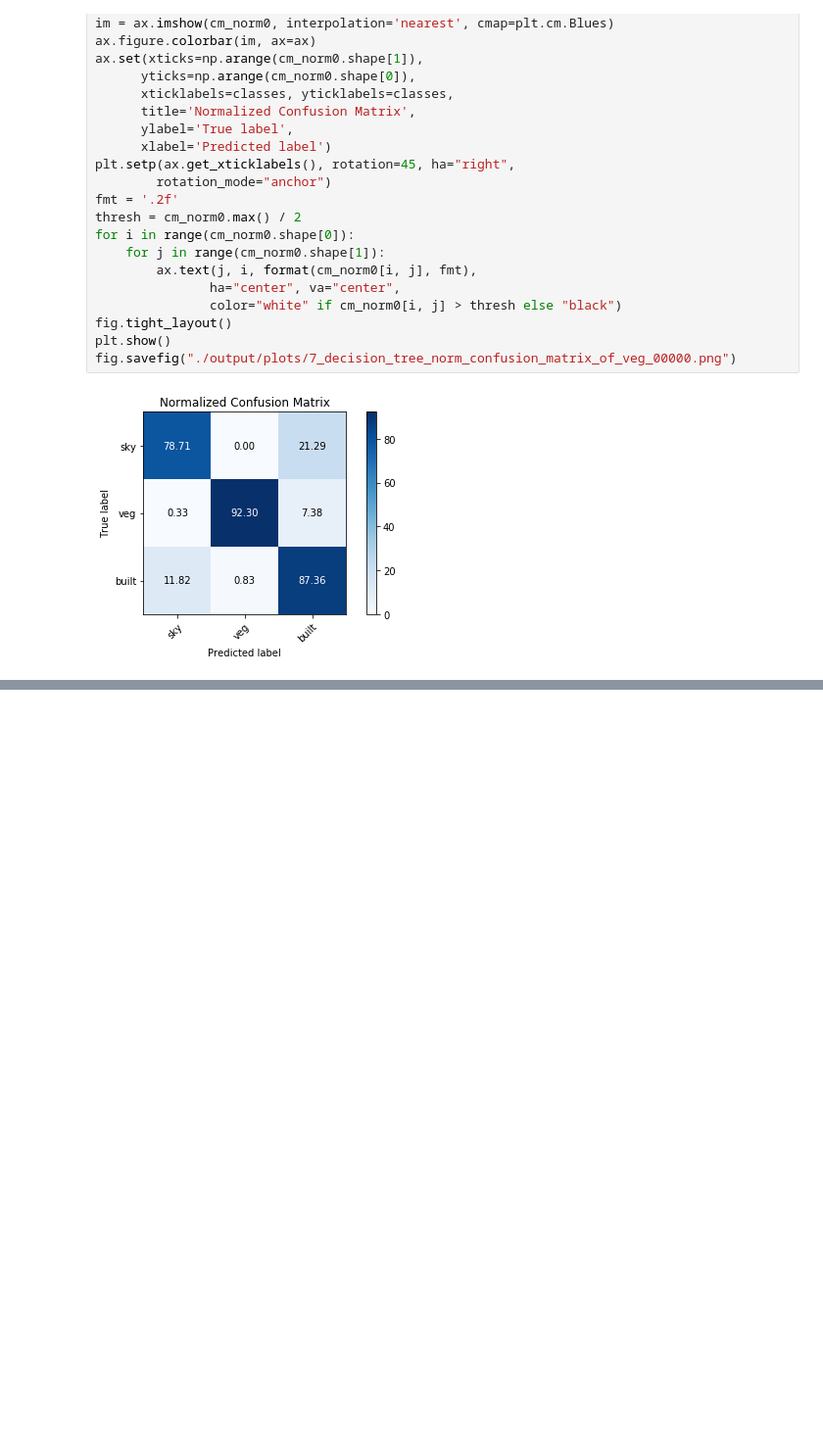
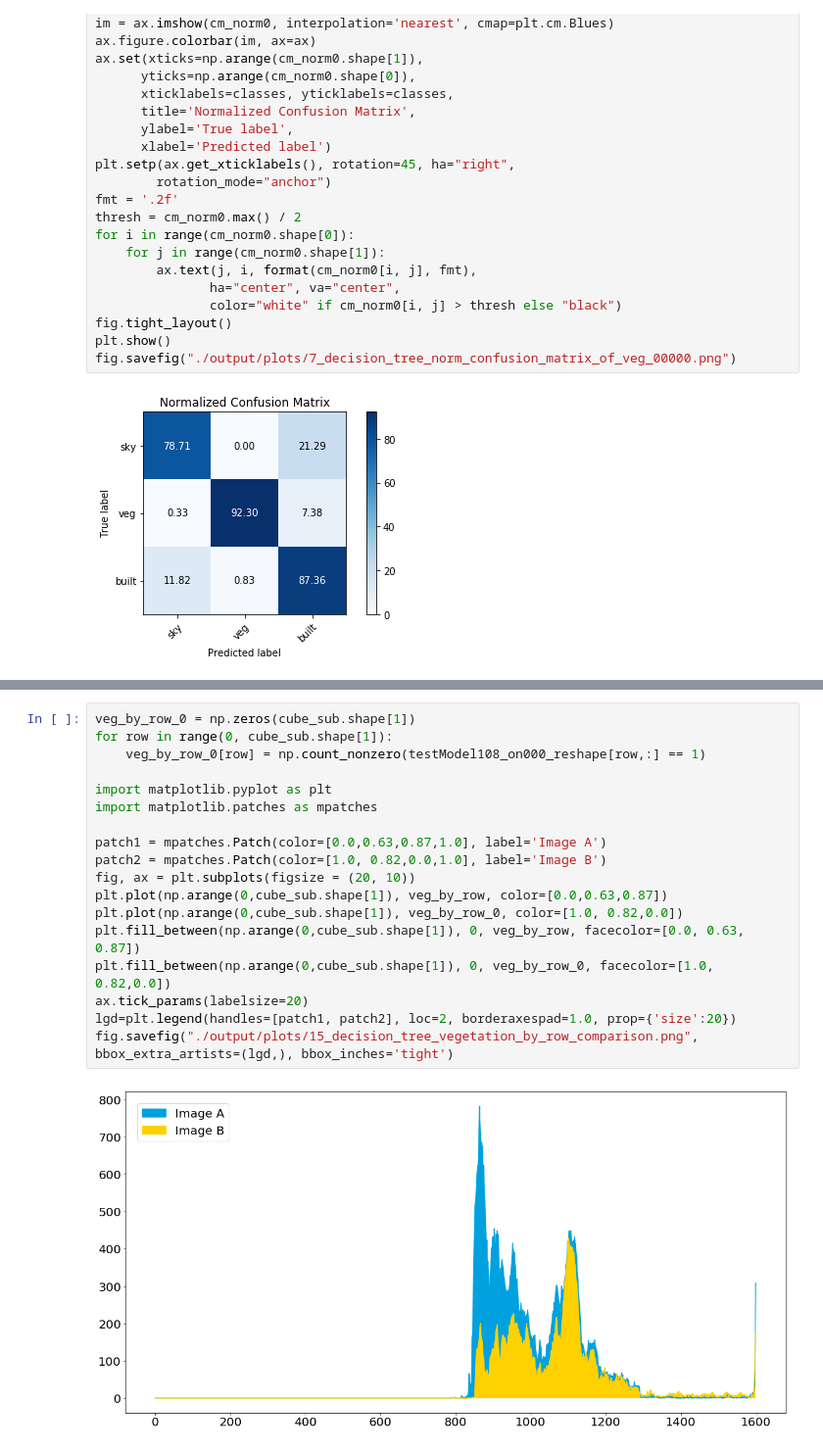
Before and after one commit to faridqamar/uo_vegetation, a Jupyter notebook: veg_pix_decision_tree.ipynb, the cells around one changed output, grey strips where cells are left out. Shown: that part at 98% size. Drawn from its saved outputs; the diff is of its cells as text; blank space fills up the shorter version.

Commit message:
decision tree classification of vegetation identification by row

```diff
--- a/veg_pix_decision_tree.ipynb
+++ b/veg_pix_decision_tree.ipynb
@@ -783,0 +784,20 @@ plt.savefig("./output/plots/8_decision_tree_class_prediction_error_of_veg_00000.
+# %%
+veg_by_row_0 = np.zeros(cube_sub.shape[1])
+for row in range(0, cube_sub.shape[1]):
+    veg_by_row_0[row] = np.count_nonzero(testModel108_on000_reshape[row,:] == 1)
+
+import matplotlib.pyplot as plt
+import matplotlib.patches as mpatches
+
+patch1 = mpatches.Patch(color=[0.0,0.63,0.87,1.0], label='Image A')
+patch2 = mpatches.Patch(color=[1.0, 0.82,0.0,1.0], label='Image B')
+fig, ax = plt.subplots(figsize = (20, 10))
+plt.plot(np.arange(0,cube_sub.shape[1]), veg_by_row, color=[0.0,0.63,0.87])
+plt.plot(np.arange(0,cube_sub.shape[1]), veg_by_row_0, color=[1.0, 0.82,0.0])
+plt.fill_between(np.arange(0,cube_sub.shape[1]), 0, veg_by_row, facecolor=[0.0, 0.63, 0.87])
+plt.fill_between(np.arange(0,cube_sub.shape[1]), 0, veg_by_row_0, facecolor=[1.0, 0.82,0.0])
+ax.tick_params(labelsize=20)
+lgd=plt.legend(handles=[patch1, patch2], loc=2, borderaxespad=1.0, prop={'size':20})
+fig.savefig("./output/plots/15_decision_tree_vegetation_by_row_comparison.png", bbox_extra_artists=(lgd,), bbox_inches='tight')
+# %% [output]
+[figure, added]
```
Also changed, not shown: parts of 1 cell of this notebook, 1 other file.
